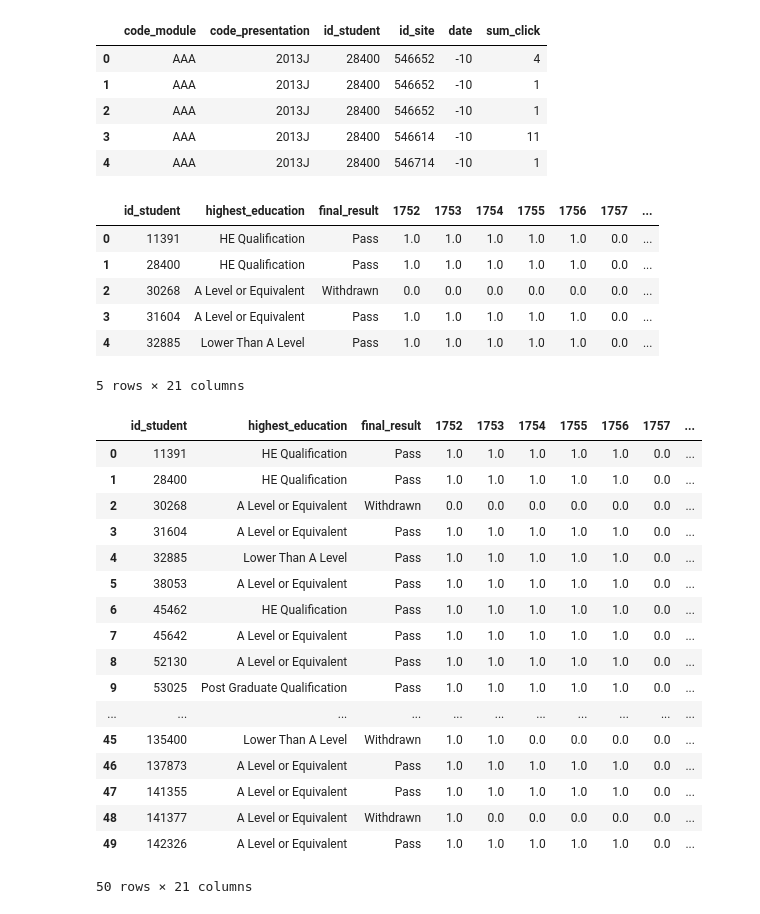
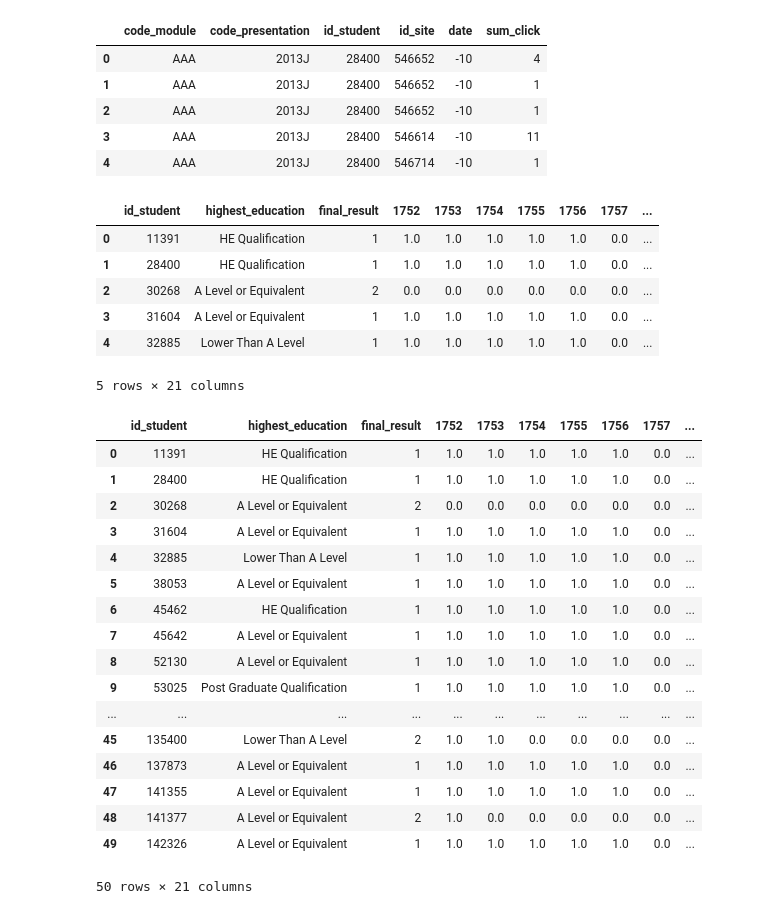
Before and after one commit to somratcste/data-science, a Jupyter notebook: feature_matrix_1.ipynb, the cells around one changed output. Saved outputs shown, nothing was run; the diff lists cells and outputs as text; code cells hidden in the pictures.

Commit message:
change final result value

```diff
--- a/feature_matrix_1.ipynb
+++ b/feature_matrix_1.ipynb
@@ -88,38 +88,45 @@ for index, row in featureTable.iterrows():
             featureTable.at[index, 'S1754'] = row1.score
             total += row1.score
             count +=1
         elif(row1.id_assessment  == 1755):
             featureTable.at[index, '1755'] = 1
             featureTable.at[index, 'S1755'] = row1.score
             total += row1.score
             count +=1
         elif(row1.id_assessment  == 1756):
             featureTable.at[index, '1756'] = 1
             featureTable.at[index, 'S1756'] = row1.score
             total += row1.score
             count +=1
         elif(row1.id_assessment  == 1757):
             featureTable.at[index, '1757'] = 1
             featureTable.at[index, 'S1757'] = row1.score
             total += row1.score
             count +=1
         if(count!= 0):
             average = total/count
             if(average > 80):
                 featureTable.at[index, 'excellent'] = 1
             else:
                 featureTable.at[index, 'excellent'] = 0
     if(row.final_result == 'Pass'):
         featureTable.at[index, 'qualified'] = 1
+        featureTable.at[index, 'final_result'] = 1
+    elif(row.final_result == 'Withdrawn'):
+        featureTable.at[index,'final_result'] = 2
+    elif(row.final_result == 'Distinction'):
+        featureTable.at[index,'final_result'] = 3
+    elif(row.final_result == 'Fail'):
+        featureTable.at[index,'final_result'] = 4
 featureTable.fillna(0, inplace=True)
 featureTable.head(5)
 # %% [output]
 |  | id_student | highest_education | final_result | 1752 | 1753 | 1754 | 1755 | 1756 | 1757 | ... |
-| 0 | 11391 | HE Qualification | Pass | 1.0 | 1.0 | 1.0 | 1.0 | 1.0 | 0.0 | ... |
-| 1 | 28400 | HE Qualification | Pass | 1.0 | 1.0 | 1.0 | 1.0 | 1.0 | 0.0 | ... |
-| 2 | 30268 | A Level or Equivalent | Withdrawn | 0.0 | 0.0 | 0.0 | 0.0 | 0.0 | 0.0 | ... |
-| 3 | 31604 | A Level or Equivalent | Pass | 1.0 | 1.0 | 1.0 | 1.0 | 1.0 | 0.0 | ... |
-| 4 | 32885 | Lower Than A Level | Pass | 1.0 | 1.0 | 1.0 | 1.0 | 1.0 | 0.0 | ... |
+| 0 | 11391 | HE Qualification | 1 | 1.0 | 1.0 | 1.0 | 1.0 | 1.0 | 0.0 | ... |
+| 1 | 28400 | HE Qualification | 1 | 1.0 | 1.0 | 1.0 | 1.0 | 1.0 | 0.0 | ... |
+| 2 | 30268 | A Level or Equivalent | 2 | 0.0 | 0.0 | 0.0 | 0.0 | 0.0 | 0.0 | ... |
+| 3 | 31604 | A Level or Equivalent | 1 | 1.0 | 1.0 | 1.0 | 1.0 | 1.0 | 0.0 | ... |
+| 4 | 32885 | Lower Than A Level | 1 | 1.0 | 1.0 | 1.0 | 1.0 | 1.0 | 0.0 | ... |
 5 rows × 21 columns
 # %%
 meanTSC = featureTable.TSC.mean()
@@ -131,20 +138,20 @@ for index, row in featureTable.iterrows():
 featureTable.head(50)
 # %% [output]
 |  | id_student | highest_education | final_result | 1752 | 1753 | 1754 | 1755 | 1756 | 1757 | ... |
-| 0 | 11391 | HE Qualification | Pass | 1.0 | 1.0 | 1.0 | 1.0 | 1.0 | 0.0 | ... |
-| 1 | 28400 | HE Qualification | Pass | 1.0 | 1.0 | 1.0 | 1.0 | 1.0 | 0.0 | ... |
-| 2 | 30268 | A Level or Equivalent | Withdrawn | 0.0 | 0.0 | 0.0 | 0.0 | 0.0 | 0.0 | ... |
-| 3 | 31604 | A Level or Equivalent | Pass | 1.0 | 1.0 | 1.0 | 1.0 | 1.0 | 0.0 | ... |
-| 4 | 32885 | Lower Than A Level | Pass | 1.0 | 1.0 | 1.0 | 1.0 | 1.0 | 0.0 | ... |
-| 5 | 38053 | A Level or Equivalent | Pass | 1.0 | 1.0 | 1.0 | 1.0 | 1.0 | 0.0 | ... |
-| 6 | 45462 | HE Qualification | Pass | 1.0 | 1.0 | 1.0 | 1.0 | 1.0 | 0.0 | ... |
-| 7 | 45642 | A Level or Equivalent | Pass | 1.0 | 1.0 | 1.0 | 1.0 | 1.0 | 0.0 | ... |
-| 8 | 52130 | A Level or Equivalent | Pass | 1.0 | 1.0 | 1.0 | 1.0 | 1.0 | 0.0 | ... |
-| 9 | 53025 | Post Graduate Qualification | Pass | 1.0 | 1.0 | 1.0 | 1.0 | 1.0 | 0.0 | ... |
+| 0 | 11391 | HE Qualification | 1 | 1.0 | 1.0 | 1.0 | 1.0 | 1.0 | 0.0 | ... |
+| 1 | 28400 | HE Qualification | 1 | 1.0 | 1.0 | 1.0 | 1.0 | 1.0 | 0.0 | ... |
+| 2 | 30268 | A Level or Equivalent | 2 | 0.0 | 0.0 | 0.0 | 0.0 | 0.0 | 0.0 | ... |
+| 3 | 31604 | A Level or Equivalent | 1 | 1.0 | 1.0 | 1.0 | 1.0 | 1.0 | 0.0 | ... |
+| 4 | 32885 | Lower Than A Level | 1 | 1.0 | 1.0 | 1.0 | 1.0 | 1.0 | 0.0 | ... |
+| 5 | 38053 | A Level or Equivalent | 1 | 1.0 | 1.0 | 1.0 | 1.0 | 1.0 | 0.0 | ... |
+| 6 | 45462 | HE Qualification | 1 | 1.0 | 1.0 | 1.0 | 1.0 | 1.0 | 0.0 | ... |
+| 7 | 45642 | A Level or Equivalent | 1 | 1.0 | 1.0 | 1.0 | 1.0 | 1.0 | 0.0 | ... |
+| 8 | 52130 | A Level or Equivalent | 1 | 1.0 | 1.0 | 1.0 | 1.0 | 1.0 | 0.0 | ... |
+| 9 | 53025 | Post Graduate Qualification | 1 | 1.0 | 1.0 | 1.0 | 1.0 | 1.0 | 0.0 | ... |
 | ... | ... | ... | ... | ... | ... | ... | ... | ... | ... | ... |
-| 45 | 135400 | Lower Than A Level | Withdrawn | 1.0 | 1.0 | 0.0 | 0.0 | 0.0 | 0.0 | ... |
-| 46 | 137873 | A Level or Equivalent | Pass | 1.0 | 1.0 | 1.0 | 1.0 | 1.0 | 0.0 | ... |
-| 47 | 141355 | A Level or Equivalent | Pass | 1.0 | 1.0 | 1.0 | 1.0 | 1.0 | 0.0 | ... |
-| 48 | 141377 | A Level or Equivalent | Withdrawn | 1.0 | 0.0 | 0.0 | 0.0 | 0.0 | 0.0 | ... |
-| 49 | 142326 | A Level or Equivalent | Pass | 1.0 | 1.0 | 1.0 | 1.0 | 1.0 | 0.0 | ... |
+| 45 | 135400 | Lower Than A Level | 2 | 1.0 | 1.0 | 0.0 | 0.0 | 0.0 | 0.0 | ... |
+| 46 | 137873 | A Level or Equivalent | 1 | 1.0 | 1.0 | 1.0 | 1.0 | 1.0 | 0.0 | ... |
+| 47 | 141355 | A Level or Equivalent | 1 | 1.0 | 1.0 | 1.0 | 1.0 | 1.0 | 0.0 | ... |
+| 48 | 141377 | A Level or Equivalent | 2 | 1.0 | 0.0 | 0.0 | 0.0 | 0.0 | 0.0 | ... |
+| 49 | 142326 | A Level or Equivalent | 1 | 1.0 | 1.0 | 1.0 | 1.0 | 1.0 | 0.0 | ... |
 50 rows × 21 columns
```
